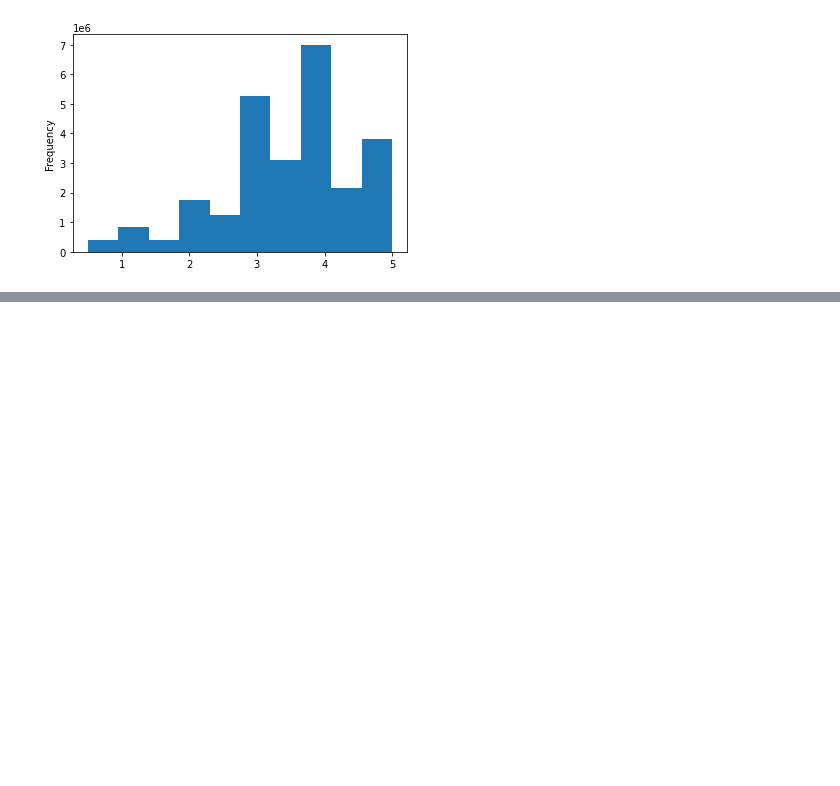
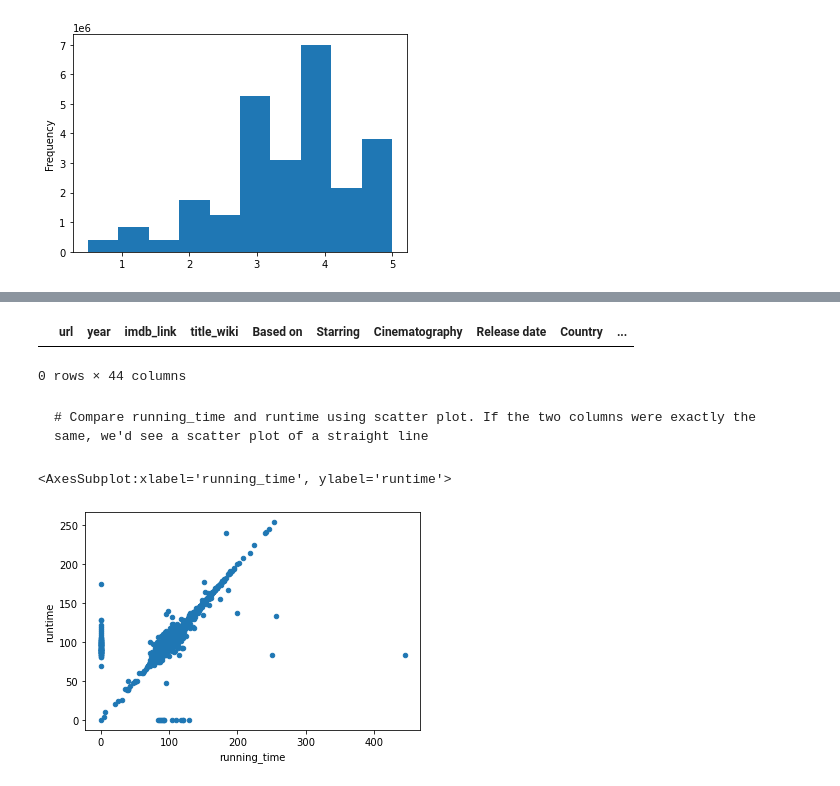
Before and after one commit to giseledoan/MoviesETL, a Jupyter notebook: Data_Extract.ipynb, the cells around one changed output, grey strips where cells are left out. Drawn from its saved outputs; the diff is of its cells as text; code cells hidden in the pictures; blank space fills up the shorter version.

```diff
--- a/Data_Extract.ipynb
+++ b/Data_Extract.ipynb
@@ -891,0 +954,7 @@ movies_df = pd.merge(wiki_movies_df, kaggle_metadata, on='imdb_id', suffixes=['_
+# %%
+# Show any rows where title_kaggle is empty
+movies_df[(movies_df['title_kaggle'] == '') | (movies_df['title_kaggle'].isnull())]
+# --> No empty rows, just drop wikipedia titles.
+# %% [output]
+|  | url | year | imdb_link | title_wiki | Based on | Starring | Cinematography | Release date | Country | ... |
+0 rows × 44 columns
@@ -891,0 +972,9 @@ movies_df = pd.merge(wiki_movies_df, kaggle_metadata, on='imdb_id', suffixes=['_
+# %% [markdown]
+    # Compare running_time and runtime using scatter plot. If the two columns were exactly the same, we'd see a scatter plot of a straight line
+# %%
+# fill in missing values with zero and make the scatter plot:
+movies_df.fillna(0).plot(x='running_time', y='runtime', kind='scatter')
+#-->more data points on the Y axis (kaggle) than on the X axis (wiki) --> more missing entries in the Wiki set
+# %% [output]
+<AxesSubplot:xlabel='running_time', ylabel='runtime'>
+[figure, added]
```
Also changed, not shown: parts of 40 cells of this notebook.
